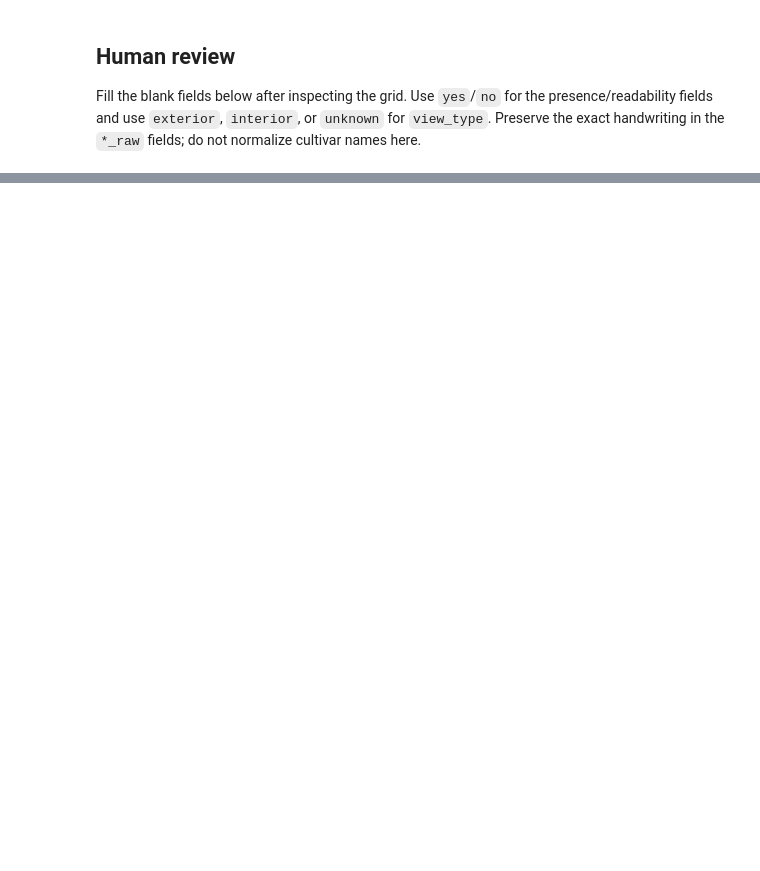
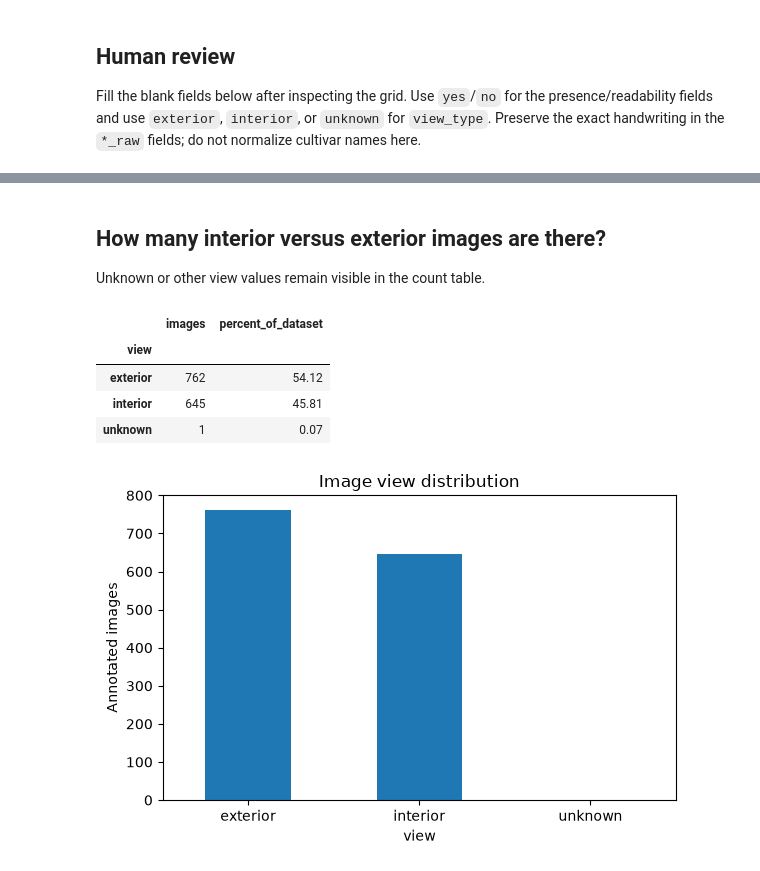
Before and after one commit to danielgeorge922/cis4914-senior-project-code, a Jupyter notebook: ml-models/notebooks/sharepoint_label_audit.ipynb, the cells around one changed output, grey strips where cells are left out. Drawn from its saved outputs; the diff is of its cells as text; code cells hidden in the pictures; blank space fills up the shorter version.

```diff
--- a/ml-models/notebooks/sharepoint_label_audit.ipynb
+++ b/ml-models/notebooks/sharepoint_label_audit.ipynb
@@ -174,0 +257,19 @@ The review CSV is a pilot annotation artifact. It should not be treated as the f
+# %% [markdown]
+## How many interior versus exterior images are there?
+
+Unknown or other view values remain visible in the count table.
+# %%
+view_counts = eda_df['view'].value_counts().rename('images').to_frame()
+view_counts['percent_of_dataset'] = (100 * view_counts.images / len(eda_df)).round(2)
+display(view_counts)
+view_counts.images.plot.bar(figsize=(6, 4), title='Image view distribution', rot=0)
+plt.ylabel('Annotated images')
+plt.tight_layout()
+plt.show()
+# %% [output]
+|  | images | percent_of_dataset |
+| view |  |  |
+| exterior | 762 | 54.12 |
+| interior | 645 | 45.81 |
+| unknown | 1 | 0.07 |
+[figure, added]
```
Also changed, not shown: parts of 28 cells of this notebook, 1 other file.
